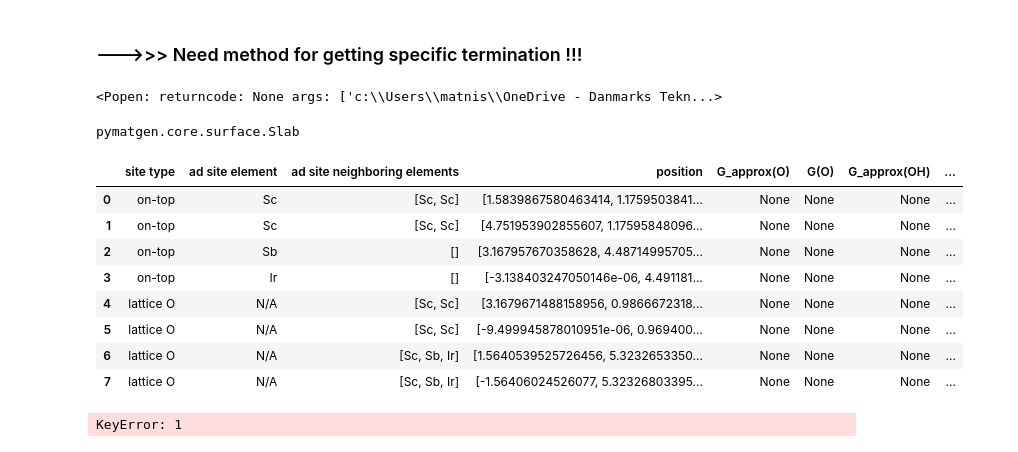
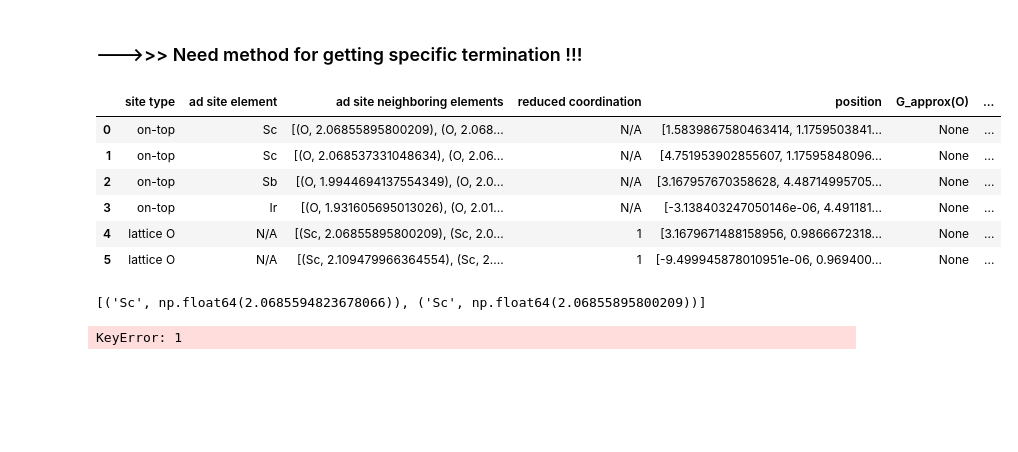
Before and after one commit to Matminator/GNoME_DREAMS_OER_screening, a Jupyter notebook: notebooks/OER_stody_experimental.ipynb, the cells around one changed output. Saved outputs shown, nothing was run; the diff lists cells and outputs as text; code cells hidden in the pictures; blank space fills up the shorter version.

Commit message:
rework of adsorbtion site determination - now under src/gnome_dreams_oer_screening/oer/ad_site_determination.py

```diff
--- a/notebooks/OER_stody_experimental.ipynb
+++ b/notebooks/OER_stody_experimental.ipynb
@@ -64,30 +64,25 @@ atoms_list = [AseAtomsAdaptor.get_atoms(s) for s in study.terminations.values()]
 # %%
 from gnome_dreams_oer_screening.oer.ad_site_determination import (
     determine_surface_plane, determine_adsorption_sites)
-
-temp = [determine_surface_plane(s) for s in list(
-    study.terminations.values())]
-# view(temp)
-# %% [output]
-<Popen: returncode: None args: ['c:\\Users\\matnis\\OneDrive - Danmarks Tekn...>
-# %%
-type( list(study.terminations.values())[0] )
-# %% [output]
-pymatgen.core.surface.Slab
 # %%
-df, atoms = determine_adsorption_sites( list(study.terminations.values())[0] )
+df, atoms = determine_adsorption_sites(
+    list(study.terminations.values())[0],
+    only_reduced_coord_O_sotes = True
+    )
 view(atoms)
 df
 # %% [output]
-|  | site type | ad site element | ad site neighboring elements | position | G_approx(O) | G(O) | G_approx(OH) | ... |
-| 0 | on-top | Sc | [Sc, Sc] | [1.5839867580463414, 1.1759503841... | None | None | None | ... |
-| 1 | on-top | Sc | [Sc, Sc] | [4.751953902855607, 1.17595848096... | None | None | None | ... |
-| 2 | on-top | Sb | [] | [3.167957670358628, 4.48714995705... | None | None | None | ... |
-| 3 | on-top | Ir | [] | [-3.138403247050146e-06, 4.491181... | None | None | None | ... |
-| 4 | lattice O | N/A | [Sc, Sc] | [3.1679671488158956, 0.9866672318... | None | None | None | ... |
-| 5 | lattice O | N/A | [Sc, Sc] | [-9.499945878010951e-06, 0.969400... | None | None | None | ... |
-| 6 | lattice O | N/A | [Sc, Sb, Ir] | [1.5640539525726456, 5.3232653350... | None | None | None | ... |
-| 7 | lattice O | N/A | [Sc, Sb, Ir] | [-1.56406024526077, 5.32326803395... | None | None | None | ... |
+|  | site type | ad site element | ad site neighboring elements | reduced coordination | position | G_approx(O) | ... |
+| 0 | on-top | Sc | [(O, 2.06855895800209), (O, 2.068... | N/A | [1.5839867580463414, 1.1759503841... | None | ... |
+| 1 | on-top | Sc | [(O, 2.068537331048634), (O, 2.06... | N/A | [4.751953902855607, 1.17595848096... | None | ... |
+| 2 | on-top | Sb | [(O, 1.9944694137554349), (O, 2.0... | N/A | [3.167957670358628, 4.48714995705... | None | ... |
+| 3 | on-top | Ir | [(O, 1.931605695013026), (O, 2.01... | N/A | [-3.138403247050146e-06, 4.491181... | None | ... |
+| 4 | lattice O | N/A | [(Sc, 2.06855895800209), (Sc, 2.0... | 1 | [3.1679671488158956, 0.9866672318... | None | ... |
+| 5 | lattice O | N/A | [(Sc, 2.109479966364554), (Sc, 2.... | 1 | [-9.499945878010951e-06, 0.969400... | None | ... |
+# %%
+df['ad site neighboring elements'].values[-2]
+# %% [output]
+[('Sc', np.float64(2.0685594823678066)), ('Sc', np.float64(2.06855895800209))]
 # %%
 study.initialize_oer_surface_study(0)
 surface_study_dict = study.get_surface_studies()
```
Also changed, not shown: 5 other files.
